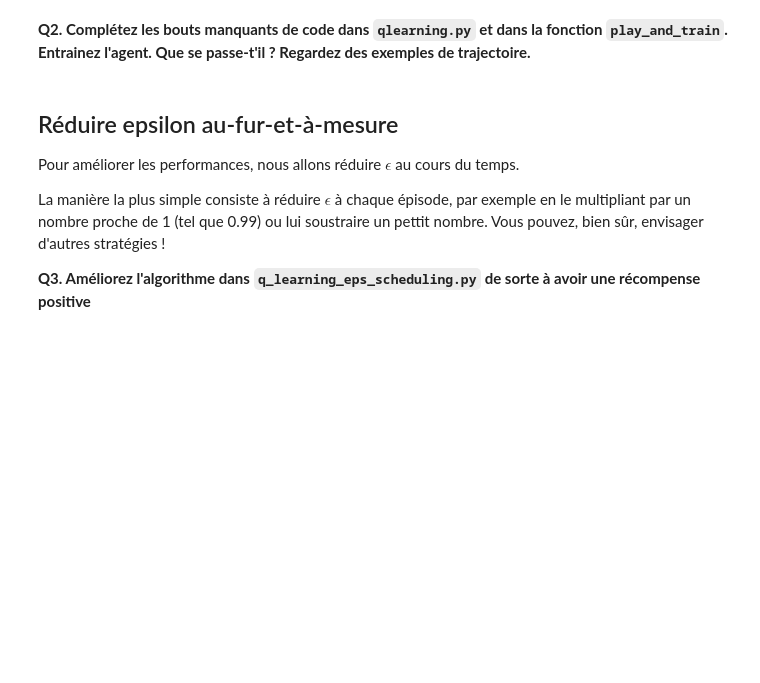
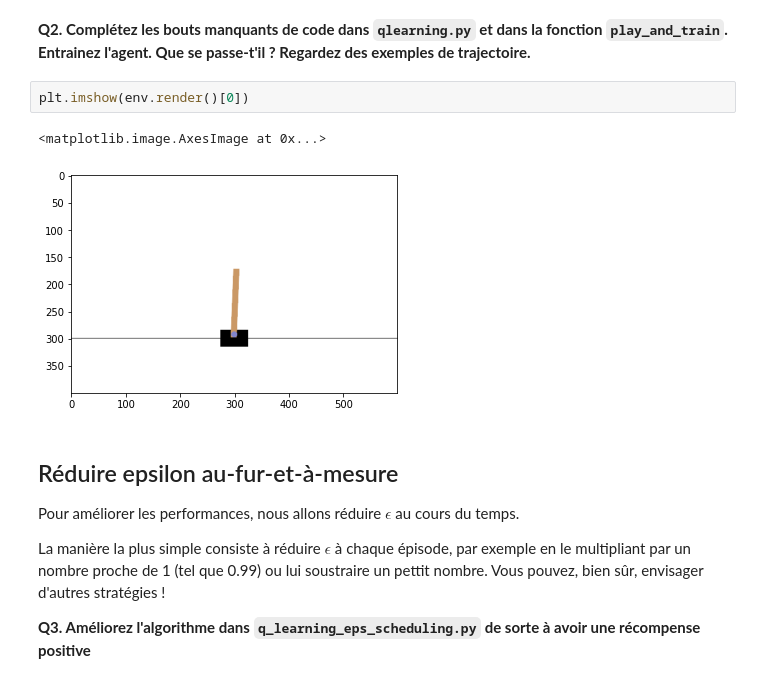
Before and after one commit to Miolith/reinforcement-learning, a Jupyter notebook: tp4/TP4.ipynb, the cells around one changed output. Saved outputs shown, nothing was run; the diff lists cells and outputs as text; blank space fills up the shorter version.

```diff
--- a/tp4/TP4.ipynb
+++ b/tp4/TP4.ipynb
@@ -188,5 +188,10 @@ mean reward -9.03
 # %% [markdown]
 **Q2. Complétez les bouts manquants de code dans `qlearning.py` et dans la fonction `play_and_train`. Entrainez l'agent. Que se passe-t'il ? Regardez des exemples de trajectoire.**
+# %%
+plt.imshow(env.render()[0])
+# %% [output]
+<matplotlib.image.AxesImage at 0x...>
+[figure, added]
 # %% [markdown]
 ## Réduire epsilon au-fur-et-à-mesure
 
```
Also changed, not shown: parts of 11 cells of this notebook.
